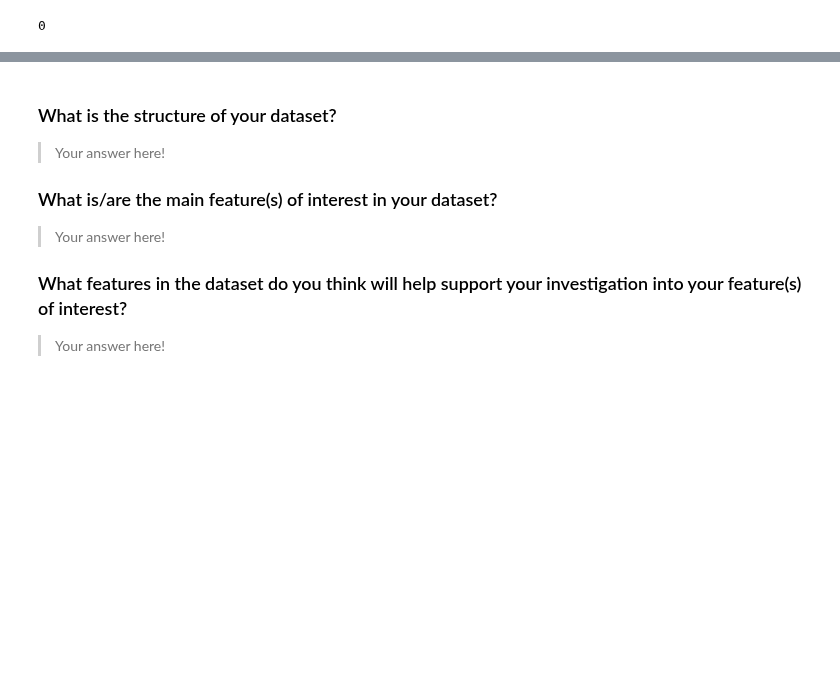
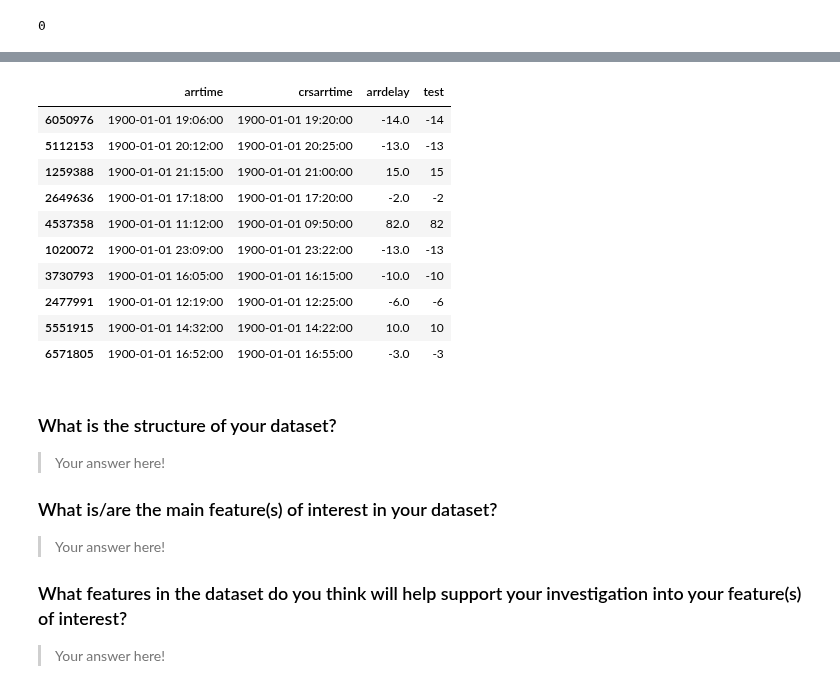
Before and after one commit to command7/exploratory_data_analysis, a Jupyter notebook: Analysis.ipynb, the cells around one changed output, grey strips where cells are left out. Cells and saved outputs as stored; diff of their text form; code cells hidden in the pictures; blank space fills up the shorter version.

```diff
--- a/Analysis.ipynb
+++ b/Analysis.ipynb
@@ -270,3 +229,19 @@ flights_data.airtime.isna().sum()
+# %%
+temp = flights_data.sample(10)
+temp["test"] = (temp.arrtime - temp.crsarrtime).dt.total_seconds().div(60).astype(int)
+temp[["arrtime", "crsarrtime", "arrdelay", "test"]]
+# %% [output]
+|  | arrtime | crsarrtime | arrdelay | test |
+| 6050976 | 1900-01-01 19:06:00 | 1900-01-01 19:20:00 | -14.0 | -14 |
+| 5112153 | 1900-01-01 20:12:00 | 1900-01-01 20:25:00 | -13.0 | -13 |
+| 1259388 | 1900-01-01 21:15:00 | 1900-01-01 21:00:00 | 15.0 | 15 |
+| 2649636 | 1900-01-01 17:18:00 | 1900-01-01 17:20:00 | -2.0 | -2 |
+| 4537358 | 1900-01-01 11:12:00 | 1900-01-01 09:50:00 | 82.0 | 82 |
+| 1020072 | 1900-01-01 23:09:00 | 1900-01-01 23:22:00 | -13.0 | -13 |
+| 3730793 | 1900-01-01 16:05:00 | 1900-01-01 16:15:00 | -10.0 | -10 |
+| 2477991 | 1900-01-01 12:19:00 | 1900-01-01 12:25:00 | -6.0 | -6 |
+| 5551915 | 1900-01-01 14:32:00 | 1900-01-01 14:22:00 | 10.0 | 10 |
+| 6571805 | 1900-01-01 16:52:00 | 1900-01-01 16:55:00 | -3.0 | -3 |
 # %% [markdown]
 
 ### What is the structure of your dataset?
```
Also changed, not shown: parts of 11 cells of this notebook.
